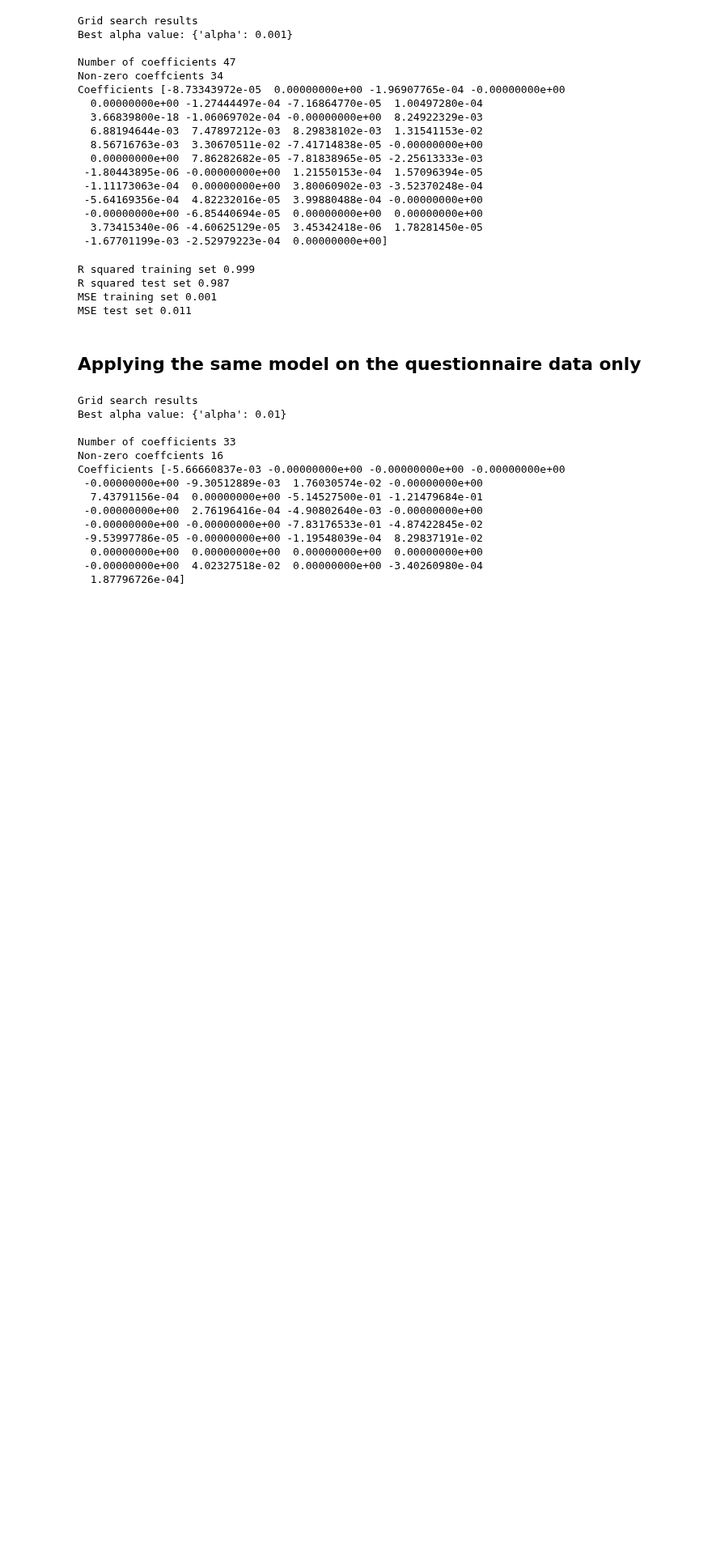
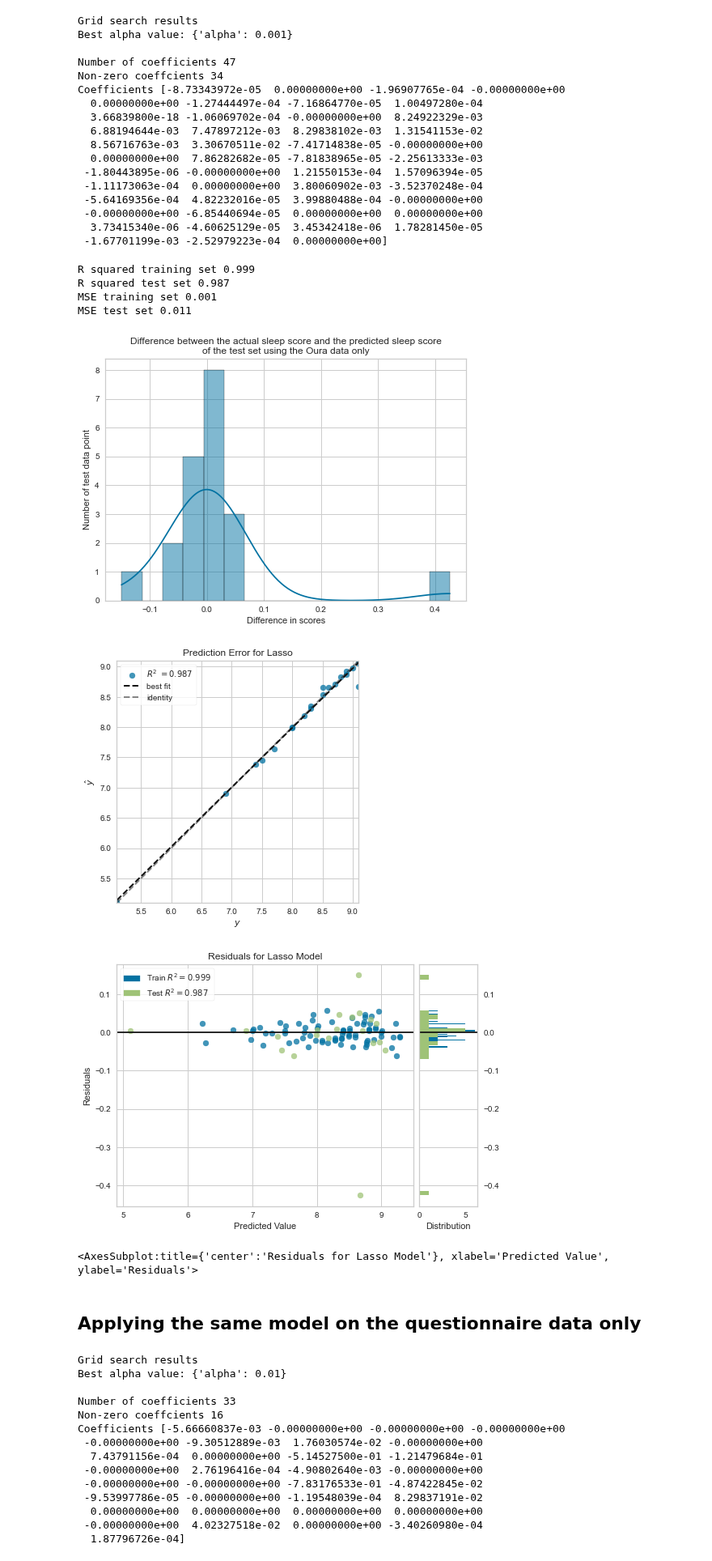
Before and after one commit to thalianajjar/internship_code, a Jupyter notebook: oura_model.ipynb, the cells around one changed output. Shown at 81% size. Cells and saved outputs as stored; diff of their text form; code cells hidden in the pictures; blank space fills up the shorter version.

```diff
--- a/oura_model.ipynb
+++ b/oura_model.ipynb
@@ -224,6 +249,29 @@ R squared training set 0.999
 R squared test set 0.987
 MSE training set 0.001
 MSE test set 0.011
+# %%
+# How off the predicted values were for the test set
+ax = sns.histplot(y_test_oura-pred_test, kde=True)
+ax.set(xlabel='Difference in scores', ylabel='Number of test data point',
+       title='Difference between the actual sleep score and the predicted sleep score\nof the test set using the Oura data only')
+plt.show()
+
+# Prediction Error Plot
+visualizer = PredictionError(reg_oura)
+visualizer.fit(X_train_oura, y_train_oura)
+visualizer.score(X_test_oura, y_test_oura)
+visualizer.poof()
+
+# Residuals Plot
+visualizer = ResidualsPlot(reg_oura)
+visualizer.fit(X_train_oura, y_train_oura)
+visualizer.score(X_test_oura, y_test_oura)
+visualizer.poof()
+# %% [output]
+[figure, added]
+[figure, added]
+[figure, added]
+<AxesSubplot:title={'center':'Residuals for Lasso Model'}, xlabel='Predicted Value', ylabel='Residuals'>
 # %% [markdown]
 ## Applying the same model on the questionnaire data only
 # %%
```
Also changed, not shown: parts of 14 cells of this notebook.
